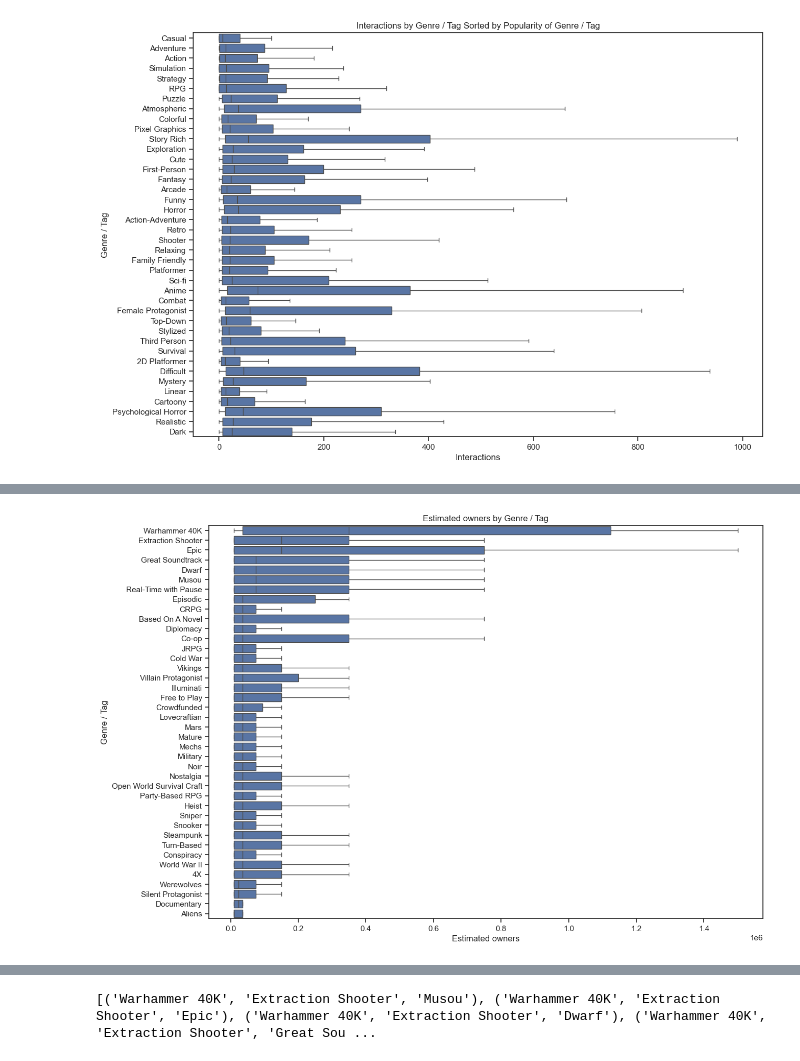
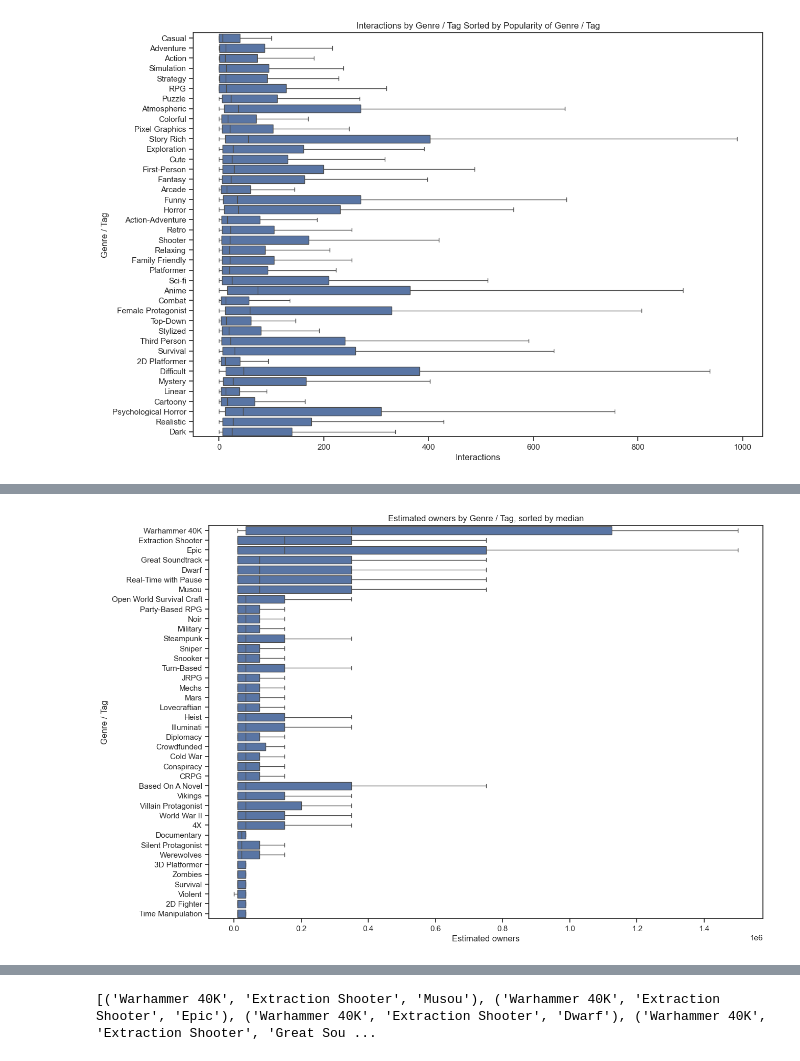
Before and after one commit to Tomasz5792/Data_Analytics_-_Summative_1, a Jupyter notebook: Summative_1.ipynb, the cells around one changed output, grey strips where cells are left out. Drawn from its saved outputs; the diff is of its cells as text; code cells hidden in the pictures.

```diff
--- a/Summative_1.ipynb
+++ b/Summative_1.ipynb
@@ -222,7 +222,7 @@ I checked for full duplicates and found there were none.  I knew however that th
 steam_games_df = steam_games_df.drop(columns=['Required age', 'Discount', 'DLC count', 'About the game',
        'Supported languages', 'Full audio languages', 'Header image', 'Website', 'Support url', 'Support email', 'Windows',
        'Mac', 'Linux', 'Score rank', 'Achievements', 'Recommendations',
-       'Notes', 'Average playtime forever', 'Average playtime two weeks',
+       'Notes', 'Average playtime two weeks',
        'Median playtime two weeks', 'Developers', 'Reviews',
        'Publishers', 'Screenshots', 'Movies'])
 # %% [markdown]
@@ -578,7 +636,7 @@ genres_tags_filtered_df = games_plus_tags_df[~games_plus_tags_df['Genre / Tags']
     'Well Written', 'Sequel', 'Prequel', 'Remake', 'Remastered', 'DLC', 'Expansion', 'Soundtrack', 'Early Access', 'Free To Play', 'Cult Classic',
     'Kickstarter', '3D Vision', '4 Player Local', '4 Player Online', '4 Player Co-Op', 'Steam Machine', 'TrackIR', 'VR', 'Virtual Reality', 'Oculus Rift', 'HTC Vive', 'Valve Index', 'Windows Mixed Reality'
     'Free To Play', 'Benchmark', 'Touch-Friendly', 'Moddable', 'Animation & Moddeling', 'TrackIR', 'Games Workshop', 'Free to Play', 'Competitive', 'Episodic',
-    'Well-Written', 'Hardware'
+    'Well-Written', 'Hardware', 'Mature', 'Nudity', 'NSFW', 'Co-op', 'Nostalgia', 'Sexual Content', 'Great Soundtrack'
     ])]
 # %% [markdown]
 This code filters out common generic tags which dont really describe the genre of the game.
@@ -671,24 +744,24 @@ plt.show()
 # %%
 sns.set_theme(style="ticks")
 
 top_genres_tags = genres_tags_filtered_df.groupby("Genre / Tags")["Estimated owners middle"].median().sort_values(ascending=False).head(40).index
 
 plot_df = genres_tags_filtered_df[genres_tags_filtered_df['Genre / Tags'].isin(top_genres_tags)]
 
 plt.figure(figsize=(14, 10))
 
 ax = sns.boxplot(
     data=plot_df,
     x="Estimated owners middle",
     y="Genre / Tags",
     showfliers=False,
     order=top_genres_tags
 )
 
-ax.set_title("Estimated owners by Genre / Tag")
+ax.set_title("Estimated owners by Genre / Tag, sorted by median")
 ax.set_xlabel("Estimated owners")
 ax.set_ylabel("Genre / Tag")
 
 plt.show()
 # %% [output]
-[figure, old version]
+[figure, new version]
```
Also changed, not shown: parts of 40 cells of this notebook.
